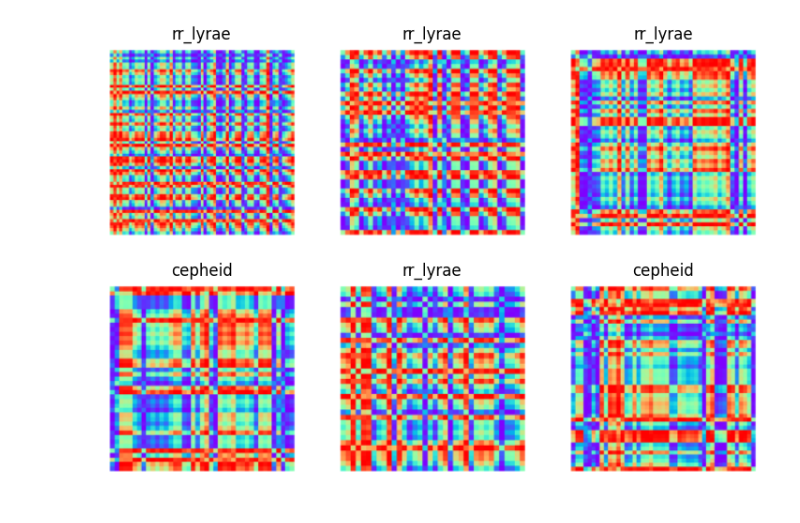
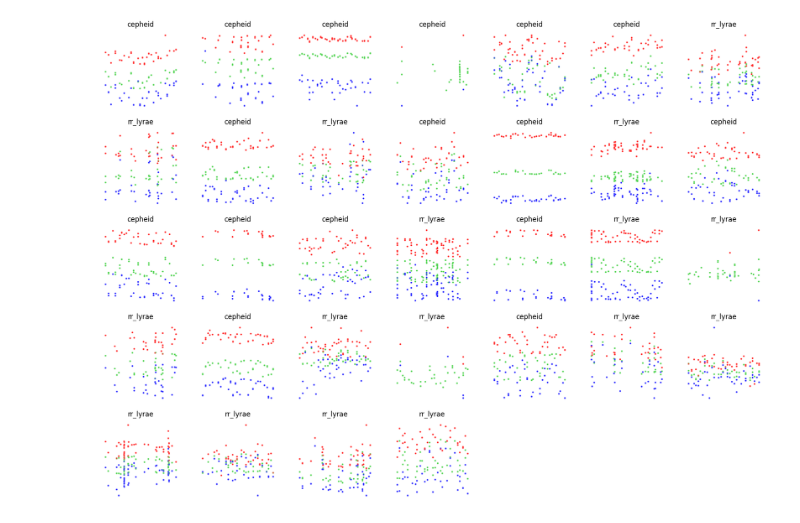
Before and after one commit to jduffy93/Gaia_variable_star_classification, a Jupyter notebook: model.ipynb, the cells around one changed output. Saved outputs shown, nothing was run; the diff lists cells and outputs as text; code cells hidden in the pictures.

```diff
--- a/model.ipynb
+++ b/model.ipynb
@@ -52,11 +80,15 @@ def GADF_image(product, ID, var_type):
 var_type_list = ["cepheid", "rr_lyrae"]
 n_stars = 5000
 
-path = Path("data")
+path_GAF = Path("data/GAF")
+path_lc = Path("data/light_curve")
 
 for o in var_type_list:
-    dest = path / o
+    dest = path_GAF / o
     dest.mkdir(exist_ok=True, parents=True)
+    dest = path_lc / o
+    dest.mkdir(exist_ok=True, parents=True)
+
 
 for var_type in var_type_list:
     if var_type == "cepheid":
@@ -98,8 +130,15 @@ for var_type in var_type_list:
 
         product = datalink[dl_key][0]
         product["phase"] = (product["time"] - epoch_g) % period_f
+        # print(product.columns)
+        # Remove data points rejected by the variability pipeline
+        # product = product[product["rejected_by_variability"] == False]
+        product = product.to_pandas().dropna()
+        product = product[product["rejected_by_variability"] == "false"]
 
-        GADF_image(product, ID, var_type)
+        # print(product)
+        # GADF_image(product, ID, var_type)
+        light_curve(product, ID, var_type)
 # %% [output]
 INFO: Query finished. [astroquery.utils.tap.core]
 WARNING: OverflowError converting to IntType in column source_id, reverting to String. [astropy.io.ascii.core]
@@ -128,17 +151,17 @@ WARNING: OverflowError converting to IntType in column solution_id, reverting to
 # %%
 dls = DataBlock(
     blocks=(ImageBlock, CategoryBlock),
     # Inputs for our model are images, outputs are categories (bird or forest)
     get_items=get_image_files,
     # Returns a list of all images in the path
     splitter=RandomSplitter(valid_pct=0.2, seed=42),
     # Split the data into training and validation sets, using 20% for validation
     get_y=parent_label,
     # The label for each image is the name of the folder it's in
     item_tfms=[Resize(192, method="squish")],
     # Resize each image to 192x192 pixels by squishing instead of cropping
-).dataloaders(path, bs=32)
+).dataloaders(path_lc, bs=32)
 
-dls.show_batch(max_n=6)
+dls.show_batch(max_n=40)
 # %% [output]
-[figure, old version]
+[figure, new version]
```
Also changed, not shown: parts of 10 cells of this notebook.
